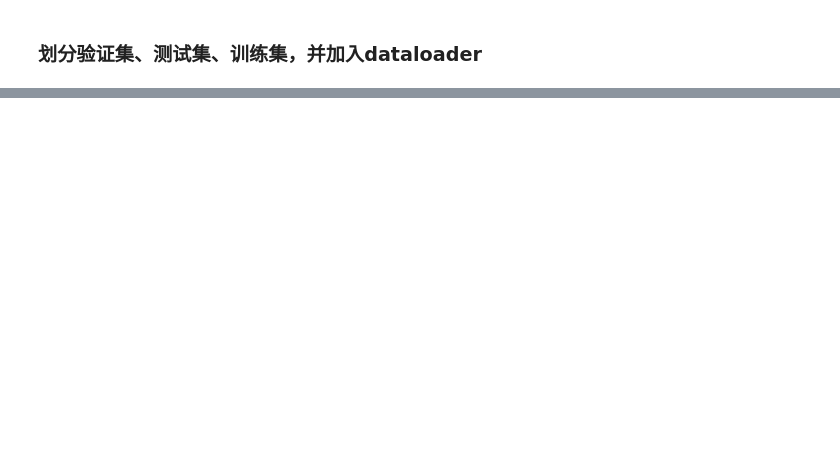
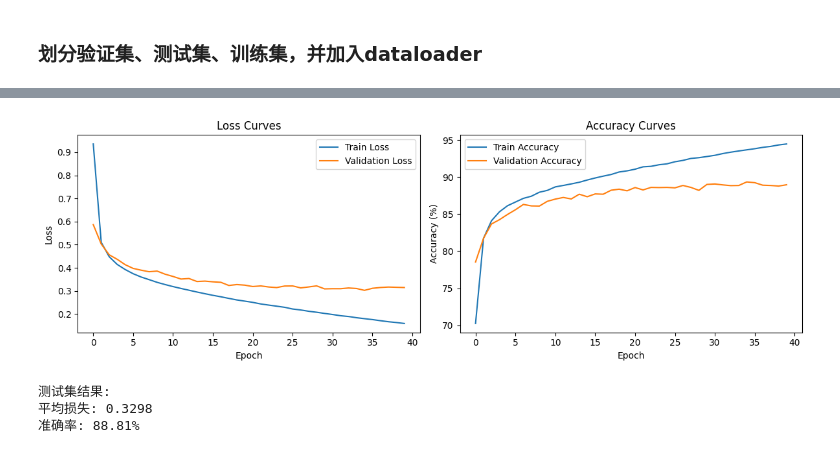
Before and after one commit to zhuxiangyang3278/Learn_AI, a Jupyter notebook: deep_leaning/build_NeuralNetwork/build_NeuralNetwork.ipynb, the cells around one changed output, grey strips where cells are left out. Cells and saved outputs as stored; diff of their text form; code cells hidden in the pictures; blank space fills up the shorter version.

```diff
--- a/deep_leaning/build_NeuralNetwork/build_NeuralNetwork.ipynb
+++ b/deep_leaning/build_NeuralNetwork/build_NeuralNetwork.ipynb
@@ -61,0 +118,9 @@ test_loader = DataLoader(
+# %%
+model=NeuralNetwork()
+device = torch.device('cuda:0' if torch.cuda.is_available() else 'cpu')
+model.to(device)
+# 定义损失函数为交叉熵损失
+criterion = nn.CrossEntropyLoss()
+
+# 定义优化器为Adam，学习率设为0.001
+optimizer = torch.optim.SGD(model.parameters(), lr=0.001,momentum=0.9,nesterov=True)#momentum意思：动量，表示在更新参数时，考虑之前的梯度信息，以加速收敛
@@ -61,0 +378,4 @@ test_loader = DataLoader(
+# %%
+early_stopping=EarlyStopping(patience=5, min_delta=0.01)
+model_saver=ModelSaver(save_mode='best')
+model_train, history = train_model(model, train_loader, val_loader, criterion, optimizer, device,epochs=50,early_stopping=early_stopping,model_saver=model_saver)
@@ -61,0 +400,37 @@ test_loader = DataLoader(
+# %%
+# 绘制训练过程中的损失和准确率曲线
+plt.figure(figsize=(12, 4))
+
+# 损失曲线
+plt.subplot(1, 2, 1)
+plt.plot(history['train_loss'], label='Train Loss')
+plt.plot(history['val_loss'], label='Validation Loss')
+plt.title('Loss Curves')
+plt.xlabel('Epoch')
+plt.ylabel('Loss')
+plt.legend()
+
+# 准确率曲线
+plt.subplot(1, 2, 2)
+plt.plot(history['train_accuracy'], label='Train Accuracy')
+plt.plot(history['val_accuracy'], label='Validation Accuracy')
+plt.title('Accuracy Curves')
+plt.xlabel('Epoch')
+plt.ylabel('Accuracy (%)')
+plt.legend()
+
+plt.tight_layout()
+plt.show()
+# %% [output]
+[figure, added]
+# %%
+# 在测试集上评估模型
+test_accuracy,test_loss  = evaluate_model(model, test_loader, device, criterion)
+
+print(f'\n测试集结果:')
+print(f'平均损失: {test_loss:.4f}')
+print(f'准确率: {test_accuracy:.2f}%')
+# %% [output]
+测试集结果:
+平均损失: 0.3298
+准确率: 88.81%
```
Also changed, not shown: parts of 17 cells of this notebook.
